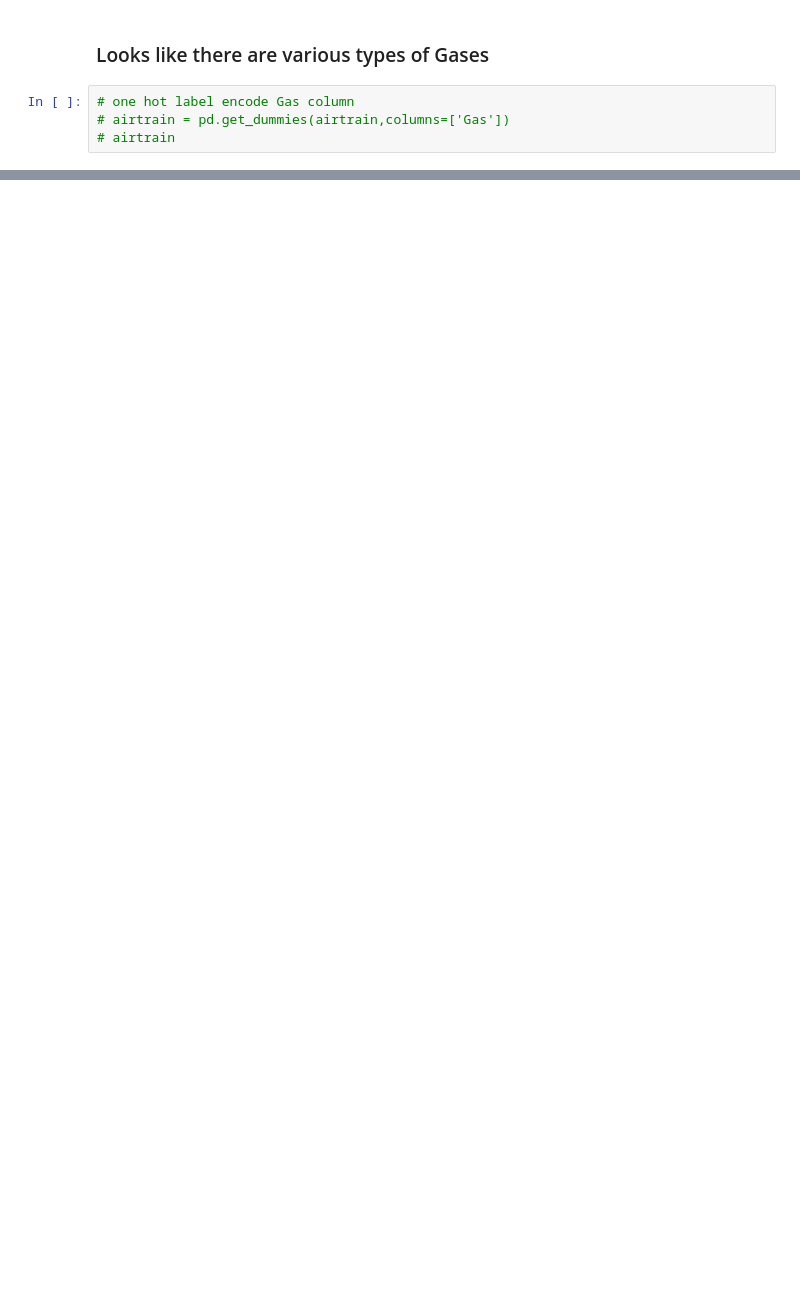
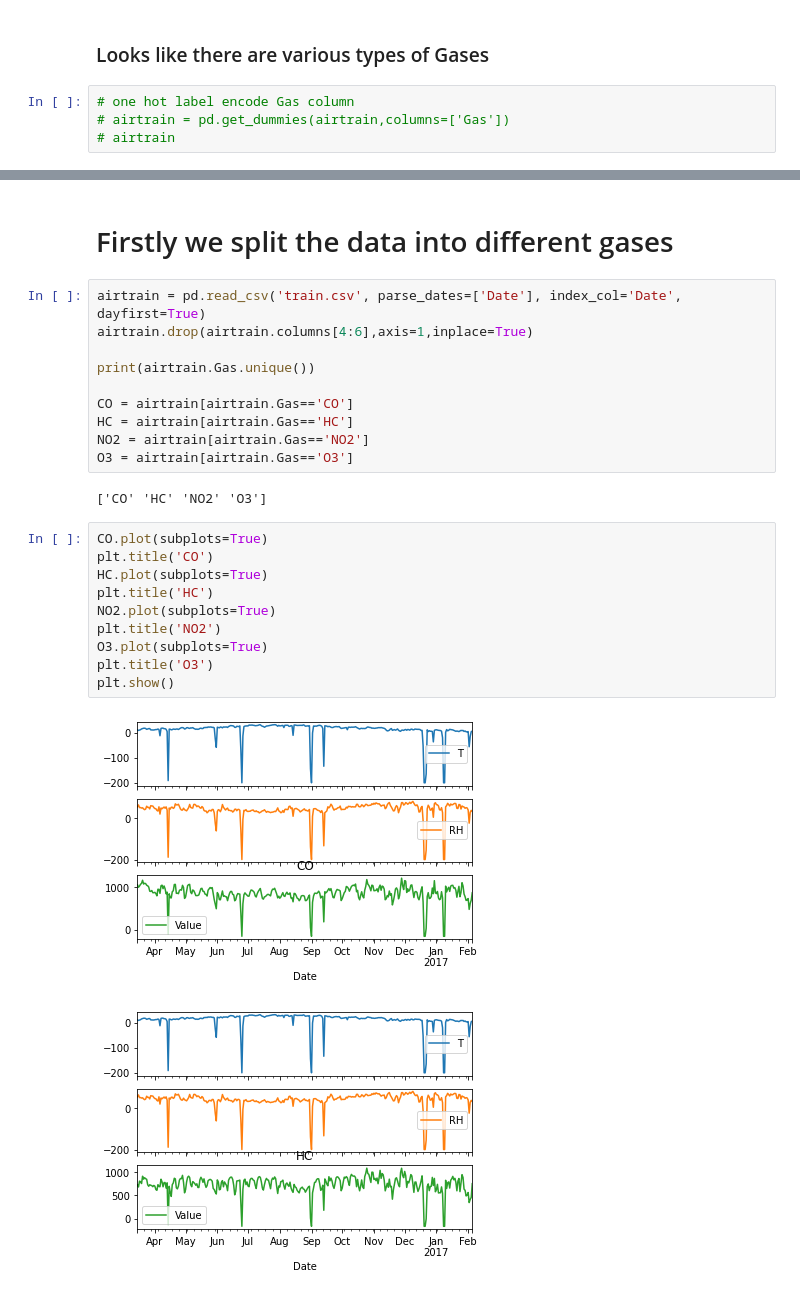
Before and after one commit to JoelPoah/AIMLCA2, a Jupyter notebook: TimeSeries_PartA/TimeSeries.ipynb, the cells around one changed output, grey strips where cells are left out. Saved outputs shown, nothing was run; the diff lists cells and outputs as text; blank space fills up the shorter version.

Commit message:
first pred today

```diff
--- a/TimeSeries_PartA/TimeSeries.ipynb
+++ b/TimeSeries_PartA/TimeSeries.ipynb
@@ -47,0 +79,27 @@ plt.show()
+# %% [markdown]
+# Firstly we split the data into different gases
+# %%
+airtrain = pd.read_csv('train.csv', parse_dates=['Date'], index_col='Date', dayfirst=True)
+airtrain.drop(airtrain.columns[4:6],axis=1,inplace=True)
+
+print(airtrain.Gas.unique())
+
+CO = airtrain[airtrain.Gas=='CO']
+HC = airtrain[airtrain.Gas=='HC']
+NO2 = airtrain[airtrain.Gas=='NO2']
+O3 = airtrain[airtrain.Gas=='O3']
+# %% [output]
+['CO' 'HC' 'NO2' 'O3']
+# %%
+CO.plot(subplots=True)
+plt.title('CO')
+HC.plot(subplots=True)
+plt.title('HC')
+NO2.plot(subplots=True)
+plt.title('NO2')
+O3.plot(subplots=True)
+plt.title('O3')
+plt.show()
+# %% [output]
+[figure, added]
+[figure, added]
```
Also changed, not shown: parts of 20 cells of this notebook, 1 other file.
